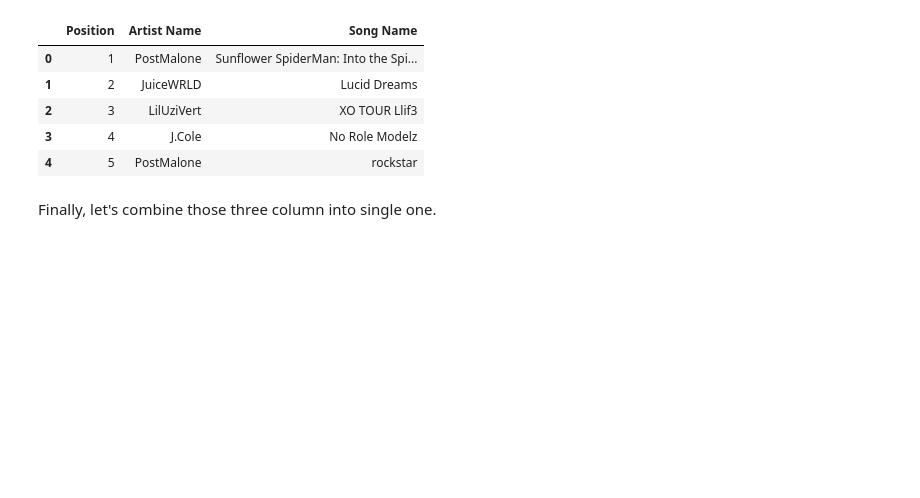
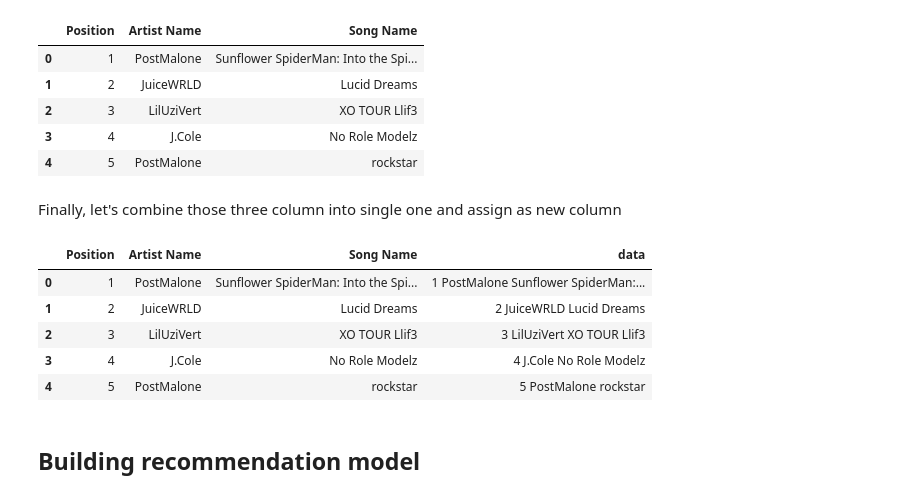
Before and after one commit to hpypeen/Project, a Jupyter notebook: music-recommendation-system.ipynb, the cells around one changed output. Saved outputs shown, nothing was run; the diff lists cells and outputs as text; code cells hidden in the pictures; blank space fills up the shorter version.

```diff
--- a/music-recommendation-system.ipynb
+++ b/music-recommendation-system.ipynb
@@ -230,4 +227,17 @@ df.head()
 | 3 | 4 | J.Cole | No Role Modelz |
 | 4 | 5 | PostMalone | rockstar |
 # %% [markdown]
-Finally, let's combine those three column into single one.
+Finally, let's combine those three column into single one and assign as new column
+# %%
+df["data"] = df[df.columns].apply(lambda x: " ".join(x.astype(str)), axis=1)
+
+df.head()
+# %% [output]
+|  | Position | Artist Name | Song Name | data |
+| 0 | 1 | PostMalone | Sunflower SpiderMan: Into the Spi... | 1 PostMalone Sunflower SpiderMan:... |
+| 1 | 2 | JuiceWRLD | Lucid Dreams | 2 JuiceWRLD Lucid Dreams |
+| 2 | 3 | LilUziVert | XO TOUR Llif3 | 3 LilUziVert XO TOUR Llif3 |
+| 3 | 4 | J.Cole | No Role Modelz | 4 J.Cole No Role Modelz |
+| 4 | 5 | PostMalone | rockstar | 5 PostMalone rockstar |
+# %% [markdown]
+## Building recommendation model
```
Also changed, not shown: parts of 6 cells of this notebook, 1 other file.
